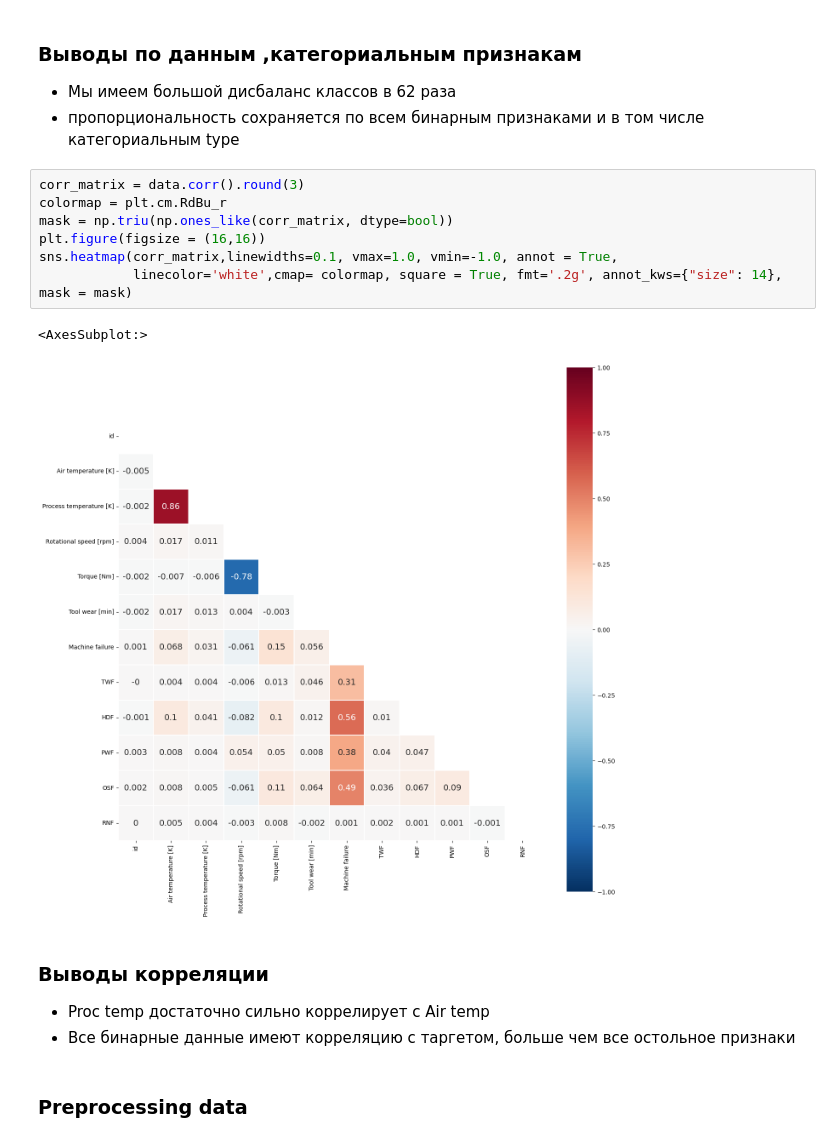
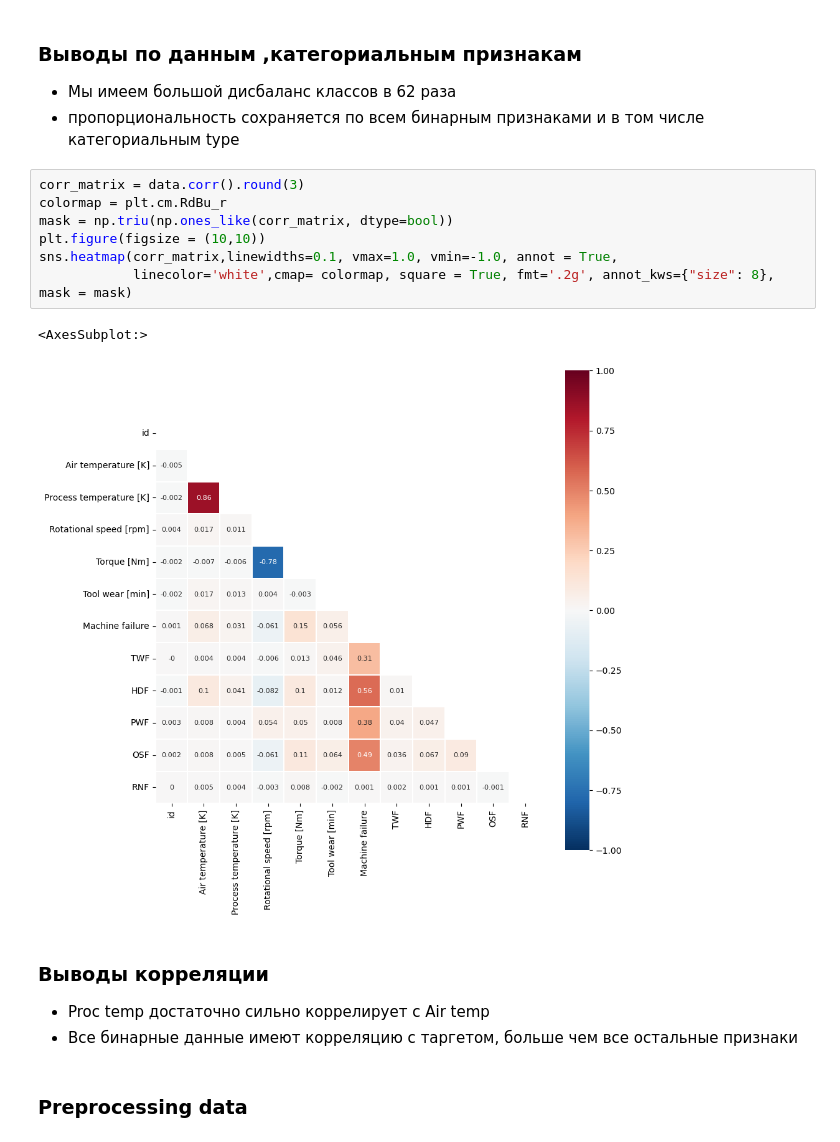
Before and after one commit to ValentinPatrakeev/Equipments-Failures, a Jupyter notebook: Equipments-Failures.ipynb, the cells around one changed output. Saved outputs shown, nothing was run; the diff lists cells and outputs as text.

```diff
--- a/Equipments-Failures.ipynb
+++ b/Equipments-Failures.ipynb
@@ -227,17 +250,17 @@ print(f"Общий дисбаланс классов {round((data[data['Machine
 # %%
 corr_matrix = data.corr().round(3)
 colormap = plt.cm.RdBu_r
 mask = np.triu(np.ones_like(corr_matrix, dtype=bool))
-plt.figure(figsize = (16,16))
+plt.figure(figsize = (10,10))
 sns.heatmap(corr_matrix,linewidths=0.1, vmax=1.0, vmin=-1.0, annot = True,
-            linecolor='white',cmap= colormap, square = True, fmt='.2g', annot_kws={"size": 14}, mask = mask)
+            linecolor='white',cmap= colormap, square = True, fmt='.2g', annot_kws={"size": 8}, mask = mask)
 # %% [output]
 <AxesSubplot:>
-[figure, old version]
+[figure, new version]
 # %% [markdown]
 ### Выводы корреляции
 - Proc temp достаточно сильно коррелирует с Air temp
-- Все бинарные данные имеют корреляцию с таргетом, больше чем все остольное признаки
+- Все бинарные данные имеют корреляцию с таргетом, больше чем все остальные признаки
 # %% [markdown]
 ### Preprocessing data
 # %% [markdown]
```
Also changed, not shown: parts of 62 cells of this notebook, 1 other file.
